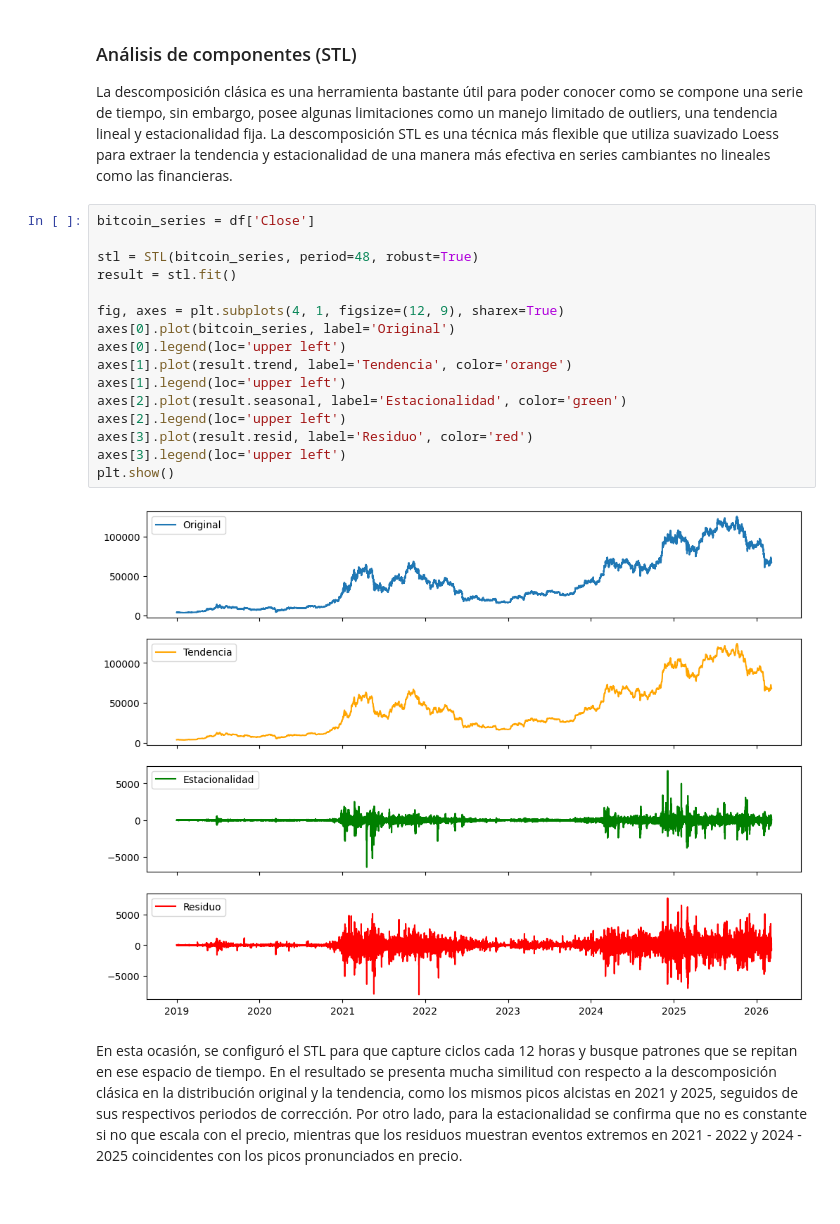
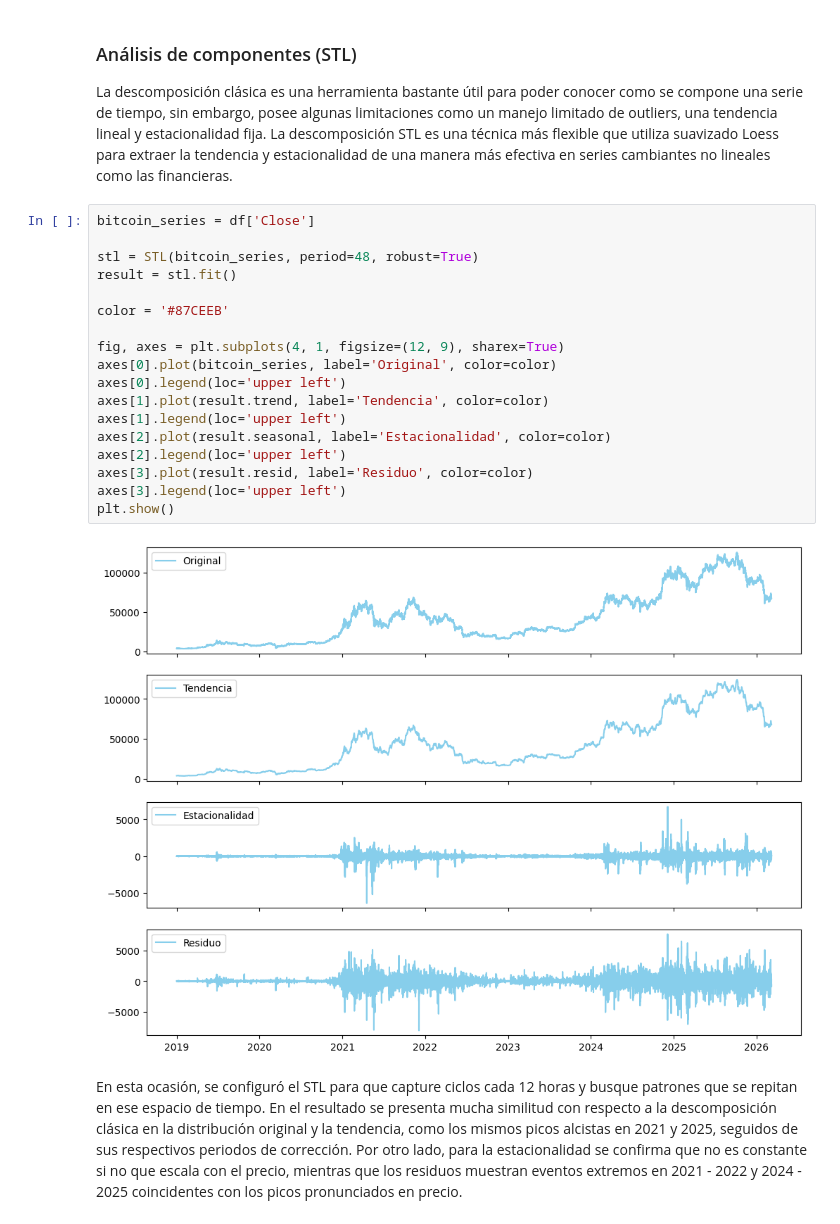
Before and after one commit to T1fff/Proyecto-Investigacion-Bitcoin, a Jupyter notebook: index.ipynb, the cells around one changed output. Drawn from its saved outputs; the diff is of its cells as text.

```diff
--- a/index.ipynb
+++ b/index.ipynb
@@ -307,21 +307,23 @@ La descomposición clásica es una herramienta bastante útil para poder conocer
 # %%
 bitcoin_series = df['Close']
 
 stl = STL(bitcoin_series, period=48, robust=True)
 result = stl.fit()
 
+color = '#87CEEB'
+
 fig, axes = plt.subplots(4, 1, figsize=(12, 9), sharex=True)
-axes[0].plot(bitcoin_series, label='Original')
+axes[0].plot(bitcoin_series, label='Original', color=color)
 axes[0].legend(loc='upper left')
-axes[1].plot(result.trend, label='Tendencia', color='orange')
+axes[1].plot(result.trend, label='Tendencia', color=color)
 axes[1].legend(loc='upper left')
-axes[2].plot(result.seasonal, label='Estacionalidad', color='green')
+axes[2].plot(result.seasonal, label='Estacionalidad', color=color)
 axes[2].legend(loc='upper left')
-axes[3].plot(result.resid, label='Residuo', color='red')
+axes[3].plot(result.resid, label='Residuo', color=color)
 axes[3].legend(loc='upper left')
 plt.show()
 # %% [output]
-[figure, old version]
+[figure, new version]
 # %% [markdown]
 En esta ocasión, se configuró el STL para que capture ciclos cada 12 horas y busque patrones que se repitan en ese espacio de tiempo. En el resultado se presenta mucha similitud con respecto a la descomposición clásica en la distribución original y la tendencia, como los mismos picos alcistas en 2021 y 2025, seguidos de sus respectivos periodos de corrección. Por otro lado, para la estacionalidad se confirma que no es constante si no que escala con el precio, mientras que los residuos muestran eventos extremos en 2021 - 2022 y 2024 - 2025 coincidentes con los picos pronunciados en precio.
 # %% [markdown]
```
Also changed, not shown: parts of 15 cells of this notebook.
